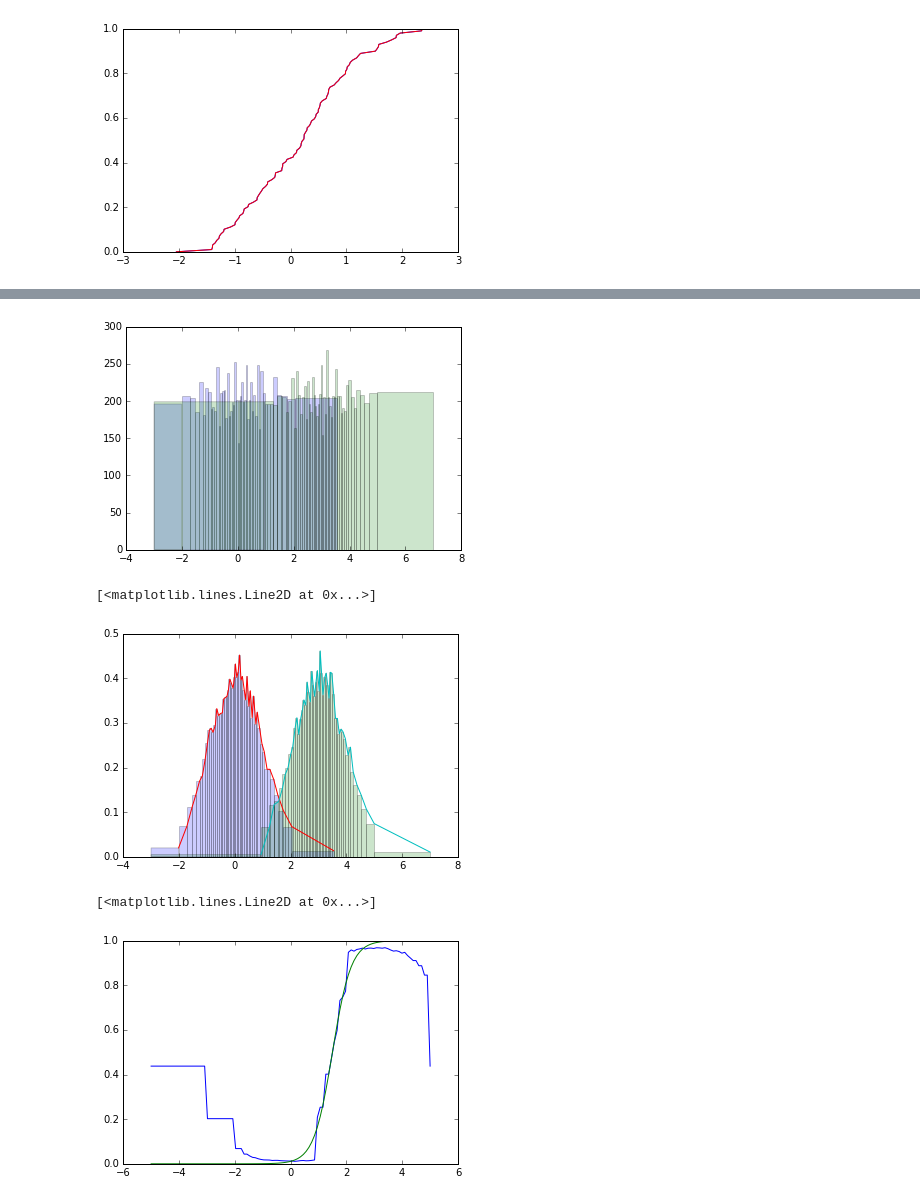
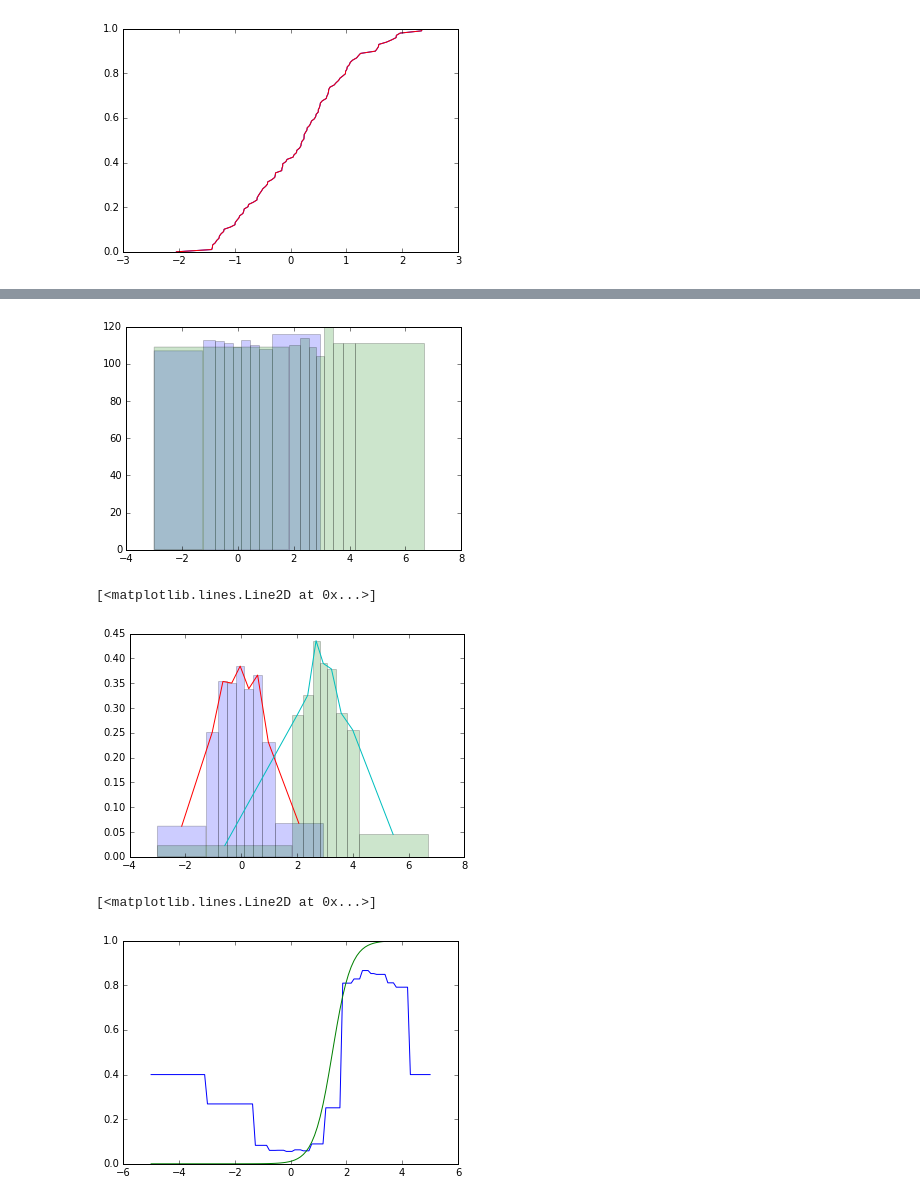
Before and after one commit to cranmer/carl-notebooks, a Jupyter notebook: Calibration Strategies.ipynb, the cells around one changed output, grey strips where cells are left out. Saved outputs shown, nothing was run; the diff lists cells and outputs as text; code cells hidden in the pictures.

```diff
--- a/Calibration Strategies.ipynb
+++ b/Calibration Strategies.ipynb
@@ -19,5 +36,3 @@ plt.plot(x, iso, c='r')
 # %%
 from sklearn.isotonic import IsotonicRegression
+iso_regressor = IsotonicRegression(out_of_bounds='clip')
-# %%
-iso_regressor = IsotonicRegression()
-iso_regressor.fit(x, y)
@@ -55,9 +108,9 @@ plt.plot(test, norm.pdf(test,loc=mean_1)/(norm.pdf(test,loc=mean_1)+norm.pdf(tes
 # %%
 from sklearn.gaussian_process import GaussianProcessRegressor
-gp = GaussianProcessRegressor()
+gp = GaussianProcessRegressor(optimizer=None)
 gp.fit(np.hstack((x0,x1)).reshape(-1,1), target)
 
-plt.scatter(np.hstack((x0,x1)), target, alpha=0.2, color='r')
+#plt.scatter(np.hstack((x0,x1)), target, alpha=0.2, color='r')
 p_gp = gp.predict(test.reshape(-1,1))
 plt.plot(test,p_gp, label='GP regressor')
 plt.plot(test,p, label='isotonic')
@@ -137,11 +224,11 @@ h1 = plt.hist((x1), bins=np.linspace(-3,7,600), normed=True, alpha=0.2)
 # %%
 widths = (h0[1]-np.roll(h0[1],1))[1:]
 cdf0 = np.cumsum(h0[0]*widths)
-newbins0 = h0[1][np.searchsorted(cdf0, np.linspace(0,1,50))]
+newbins0 = h0[1][np.searchsorted(cdf0, np.linspace(0,1,10))]
 newbins0
 
 widths = (h1[1]-np.roll(h1[1],1))[1:]
 cdf1 = np.cumsum(h1[0]*widths)
-newbins1 = h1[1][np.searchsorted(cdf1, np.linspace(0,1,50))]
+newbins1 = h1[1][np.searchsorted(cdf1, np.linspace(0,1,10))]
 newbins1
 # %% [output]
@@ -159,13 +238,13 @@ array([-3.        ,  0.93989983,  1.24040067,  1.40734558,  1.57429048,
 hnew0 = plt.hist(x0, bins=newbins0, normed=False, alpha=0.2)
 hnew1 = plt.hist(x1, bins=newbins1, normed=False, alpha=0.2)
 # %% [output]
-[figure, old version]
+[figure, new version]
 # %%
 hnew0 = plt.hist(x0, bins=newbins0, normed=True, alpha=0.2)
 hnew1 = plt.hist(x1, bins=newbins1, normed=True, alpha=0.2)
-plt.plot(hnew0[1][1:], hnew0[0])
-plt.plot(hnew1[1][1:], hnew1[0])
+plt.plot(.5*(hnew0[1][1:]+hnew0[1][:-1]), hnew0[0])
+plt.plot(.5*(hnew1[1][1:]+hnew1[1][:-1]), hnew1[0])
 # %% [output]
 [<matplotlib.lines.Line2D at 0x...>]
-[figure, old version]
+[figure, new version]
 # %%
@@ -177,10 +260,10 @@ def p0(x):
 test = np.linspace(-5,5,100)
 p0test = np.zeros(100)
 for i, xx in enumerate(test):
-    p0test[i] = p0(xx)
+    p0test[i] = p0_posterior(xx)
 
 plt.plot(test,p0test)
 plt.plot(test, norm.pdf(test,loc=mean_1)/(norm.pdf(test,loc=mean_1)+norm.pdf(test,loc=0)))
 # %% [output]
 [<matplotlib.lines.Line2D at 0x...>]
-[figure, old version]
+[figure, new version]
```
Also changed, not shown: parts of 28 cells of this notebook.
